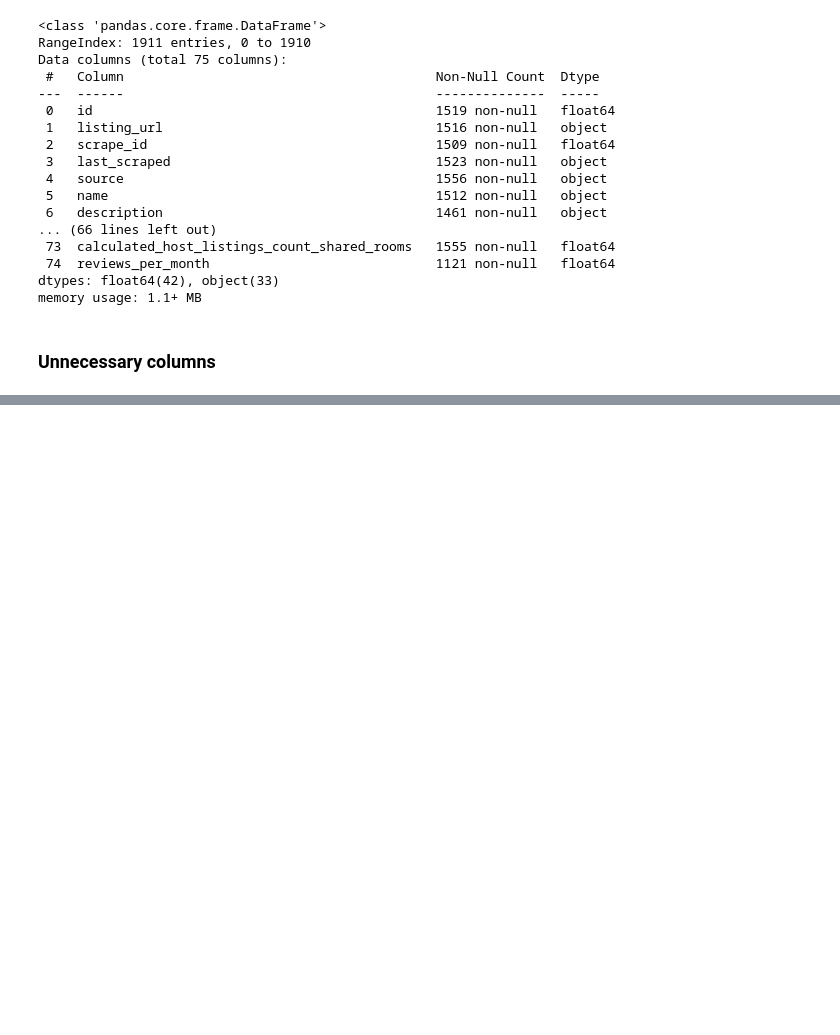
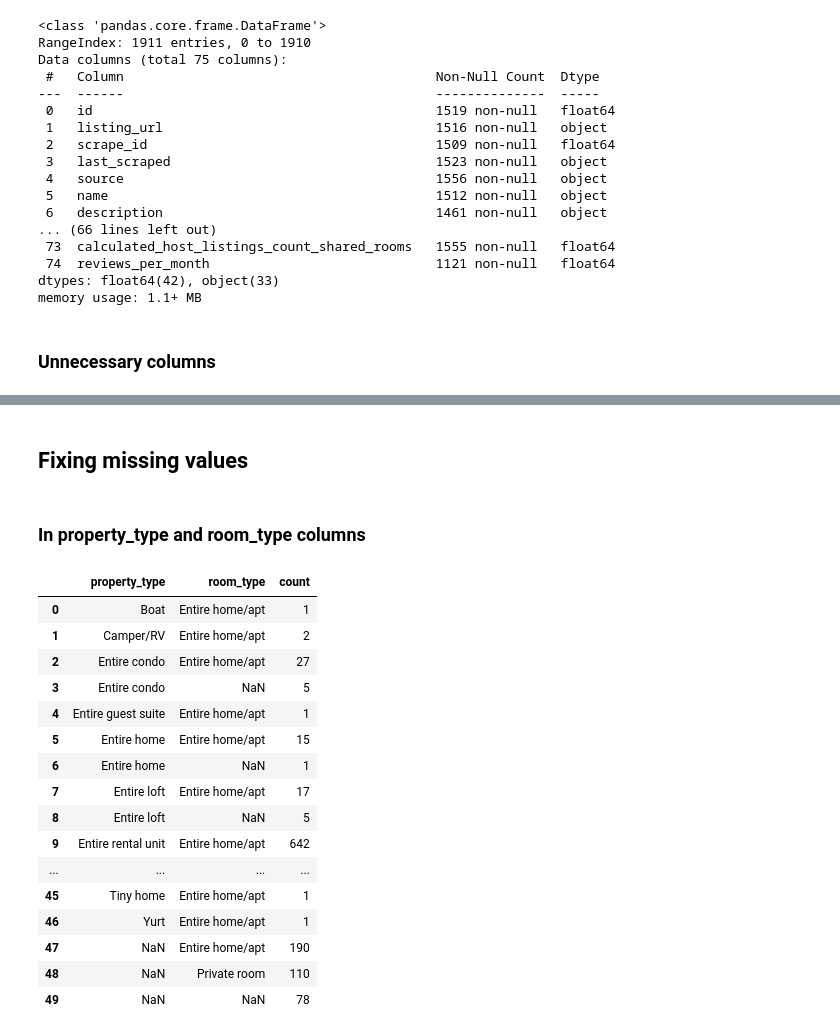
Before and after one commit to dominika232323/Harsh-Review-Detector, a Jupyter notebook: notebooks/1.0-db-data-analysis.ipynb, the cells around one changed output, grey strips where cells are left out. Saved outputs shown, nothing was run; the diff lists cells and outputs as text; code cells hidden in the pictures; blank space fills up the shorter version.

```diff
--- a/notebooks/1.0-db-data-analysis.ipynb
+++ b/notebooks/1.0-db-data-analysis.ipynb
@@ -208,0 +230,2 @@ Data description:
+# %%
+df['price'] = df['price'].replace(r'[\$,]', '', regex=True).astype(float)
@@ -208,0 +252,25 @@ Data description:
+# %% [markdown]
+## Fixing missing values
+# %% [markdown]
+### In property_type and room_type columns
+# %%
+# List every combination of values property_type and room_type columns
+df.groupby(['property_type', 'room_type'], dropna=False).size().reset_index().rename(columns={0: 'count'})
+# %% [output]
+|  | property_type | room_type | count |
+| 0 | Boat | Entire home/apt | 1 |
+| 1 | Camper/RV | Entire home/apt | 2 |
+| 2 | Entire condo | Entire home/apt | 27 |
+| 3 | Entire condo | NaN | 5 |
+| 4 | Entire guest suite | Entire home/apt | 1 |
+| 5 | Entire home | Entire home/apt | 15 |
+| 6 | Entire home | NaN | 1 |
+| 7 | Entire loft | Entire home/apt | 17 |
+| 8 | Entire loft | NaN | 5 |
+| 9 | Entire rental unit | Entire home/apt | 642 |
+| ... | ... | ... | ... |
+| 45 | Tiny home | Entire home/apt | 1 |
+| 46 | Yurt | Entire home/apt | 1 |
+| 47 | NaN | Entire home/apt | 190 |
+| 48 | NaN | Private room | 110 |
+| 49 | NaN | NaN | 78 |
```
Also changed, not shown: parts of 13 cells of this notebook.
